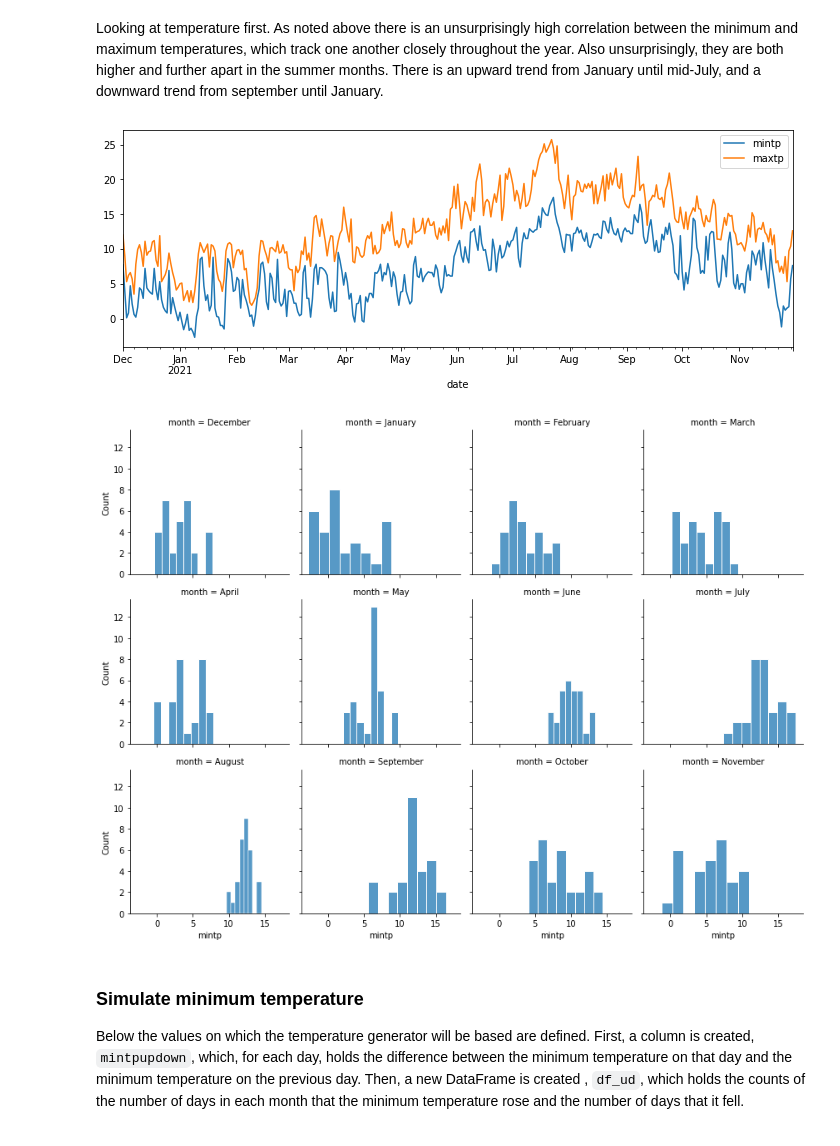
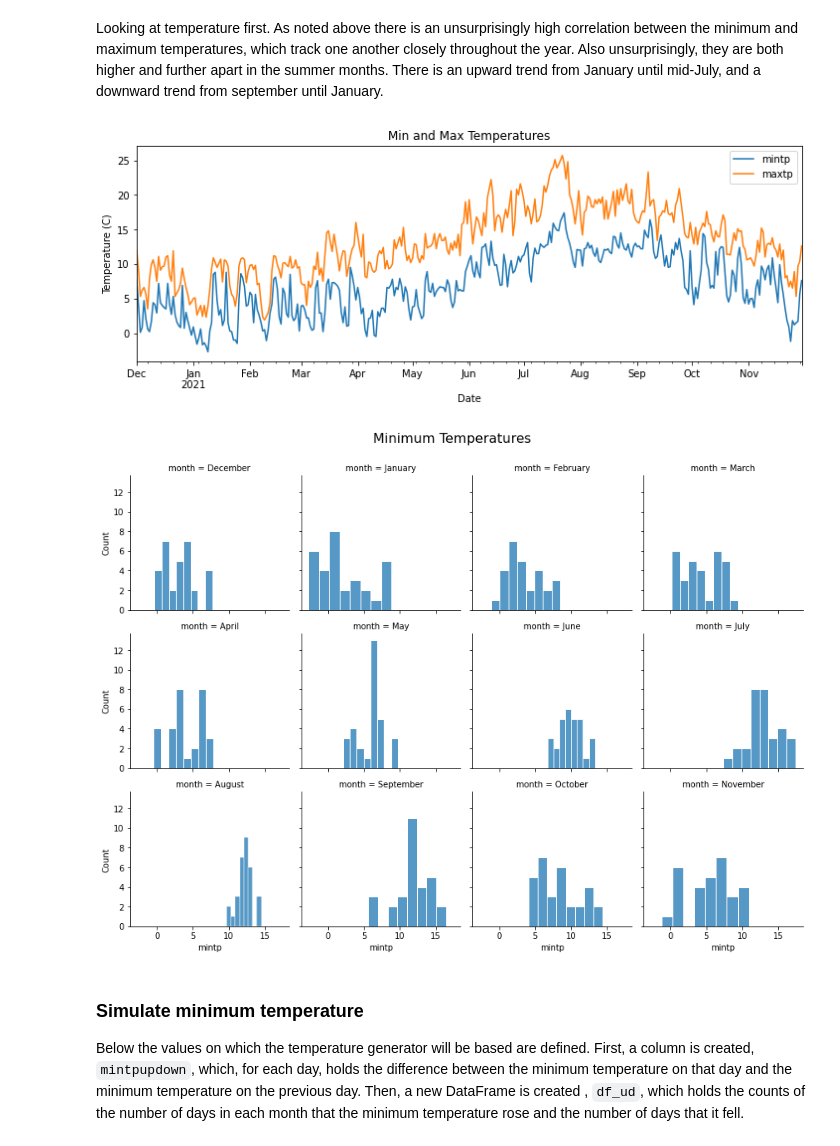
Before and after one commit to fod/simulation, a Jupyter notebook: simulation.ipynb, the cells around one changed output. Cells and saved outputs as stored; diff of their text form; code cells hidden in the pictures.

Commit message:
Plot labelling

```diff
--- a/simulation.ipynb
+++ b/simulation.ipynb
@@ -119,15 +119,22 @@ plt.show()
 Looking at temperature first. As noted above there is an unsurprisingly high correlation between the minimum and maximum temperatures, which track one another closely throughout the year. Also unsurprisingly, they are both higher and further apart in the summer months. There is an upward trend from January until mid-July, and a downward trend from september until January.
 # %%
 # Plot min and max temperatures
-df[['mintp', 'maxtp']].plot(figsize=(12, 4));
+ax = df[['mintp', 'maxtp']].plot(figsize=(12, 4))
+plt.title('Min and Max Temperatures')
+plt.xlabel('Date')
+plt.ylabel('Temperature (C)')
+plt.show()
 # %% [output]
-[figure, old version]
+[figure, new version]
 # %%
 # Minimum temperature histograms for each month
 g = sns.FacetGrid(df, col="month", col_wrap=4)
 g.map(sns.histplot, "mintp", edgecolor='white', bins=8);
+plt.suptitle('Minimum Temperatures', fontsize=16)
+plt.subplots_adjust(top=0.9)
+plt.show()
 # %% [output]
-[figure, old version]
+[figure, new version]
 # %% [markdown]
 ### Simulate minimum temperature
 Below the values on which the temperature generator will be based are defined. First, a column is created, `mintpupdown`, which, for each day, holds the difference between the minimum temperature on that day and the minimum temperature on the previous day. Then, a new DataFrame is created , `df_ud`, which holds the counts of the number of days in each month that the minimum temperature rose and the number of days that it fell.
```
Also changed, not shown: parts of 5 cells of this notebook.
